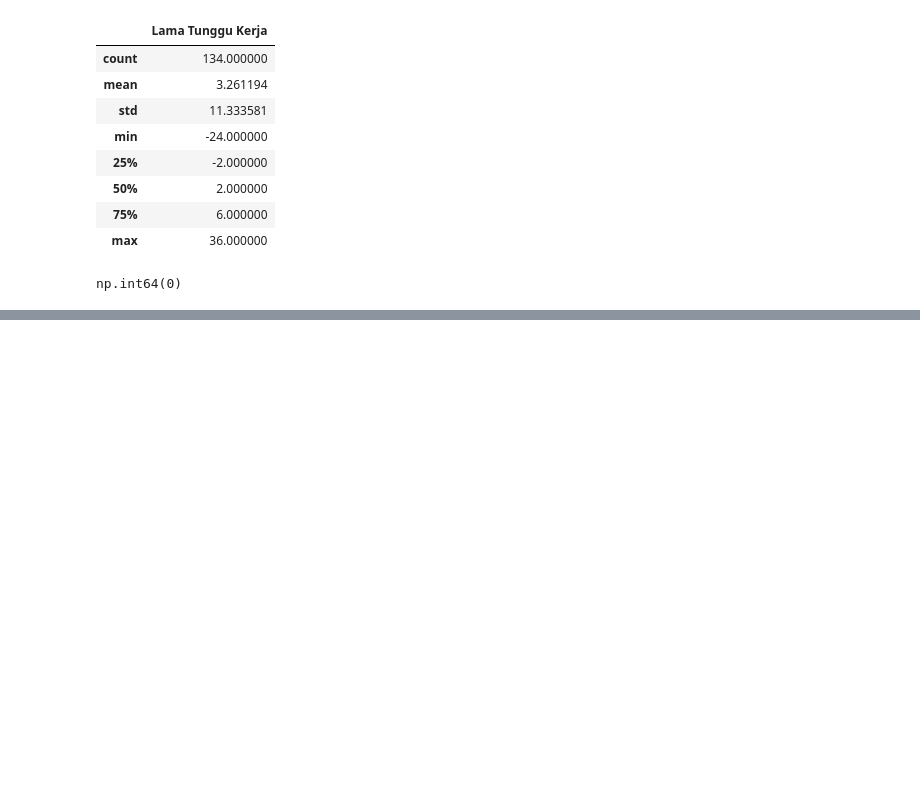
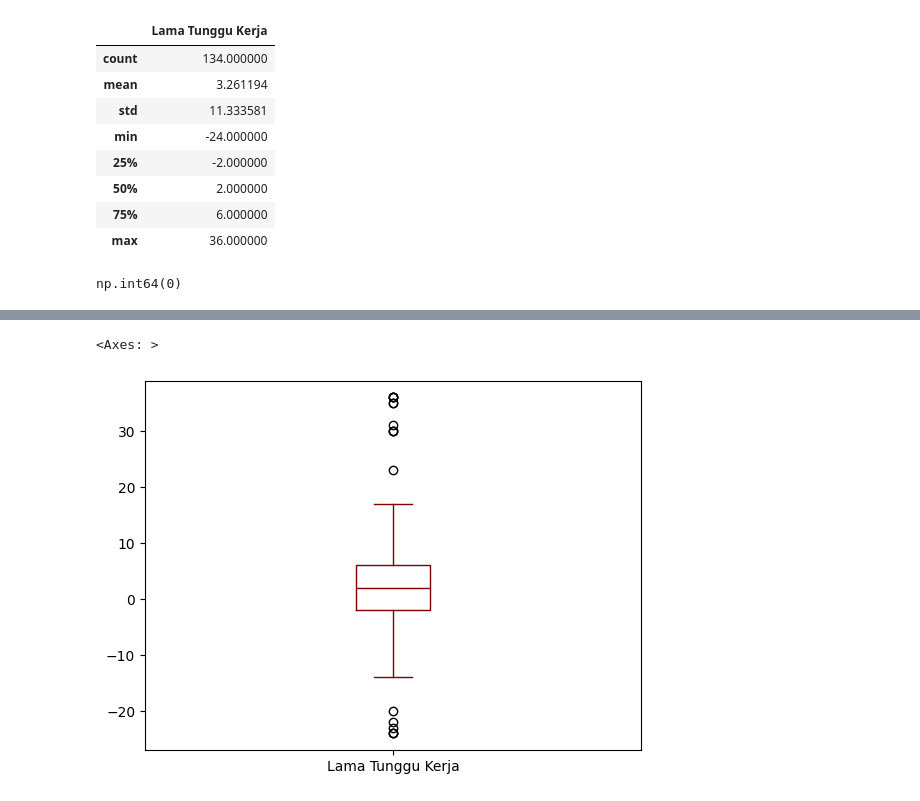
Before and after one commit to firarru/Project-Tracer-Study, a Jupyter notebook: Tracer_Study.ipynb, the cells around one changed output, grey strips where cells are left out. Saved outputs shown, nothing was run; the diff lists cells and outputs as text; code cells hidden in the pictures; blank space fills up the shorter version.

```diff
--- a/Tracer_Study.ipynb
+++ b/Tracer_Study.ipynb
@@ -74,0 +76,5 @@ IndexError: index 12 is out of bounds for axis 0 with size 12
+# %%
+df['Lama Tunggu Kerja'].plot(kind='box', color='maroon')
+# %% [output]
+<Axes: >
+[figure, added]
```
Also changed, not shown: parts of 12 cells of this notebook.
